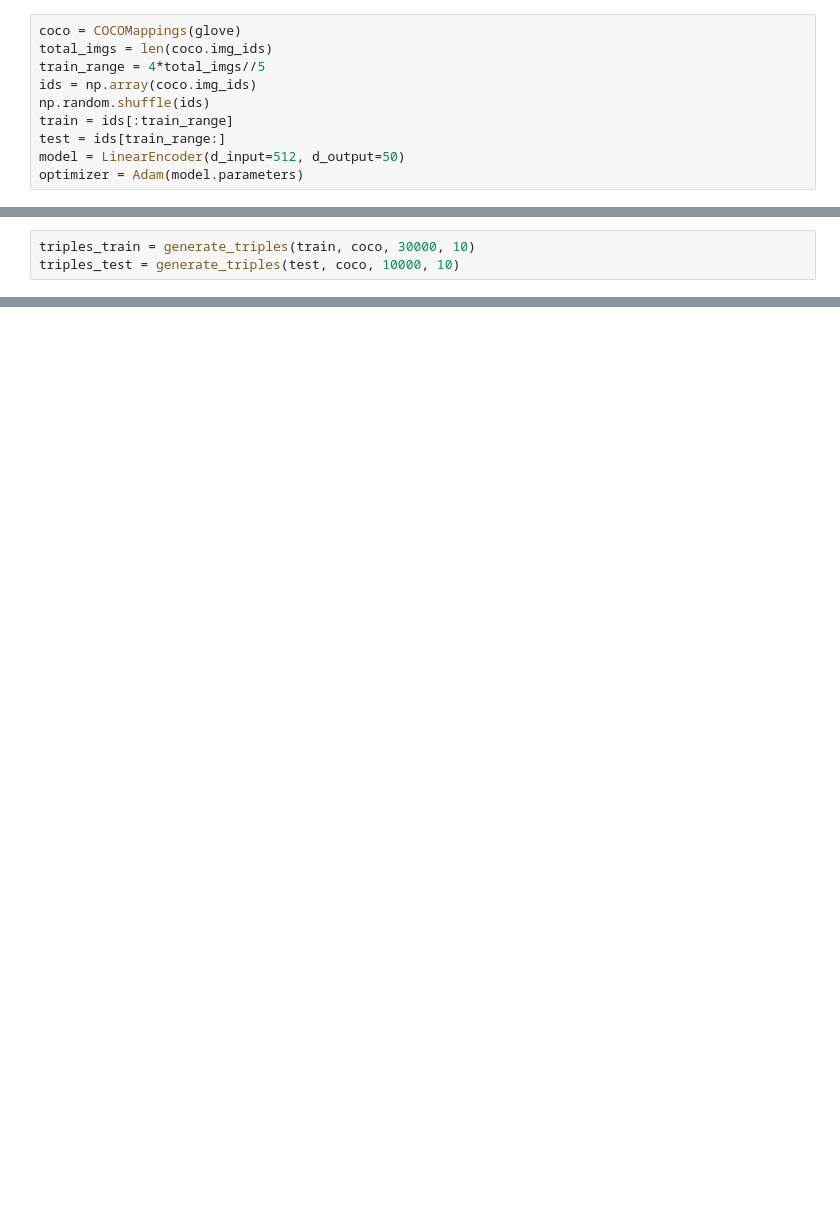
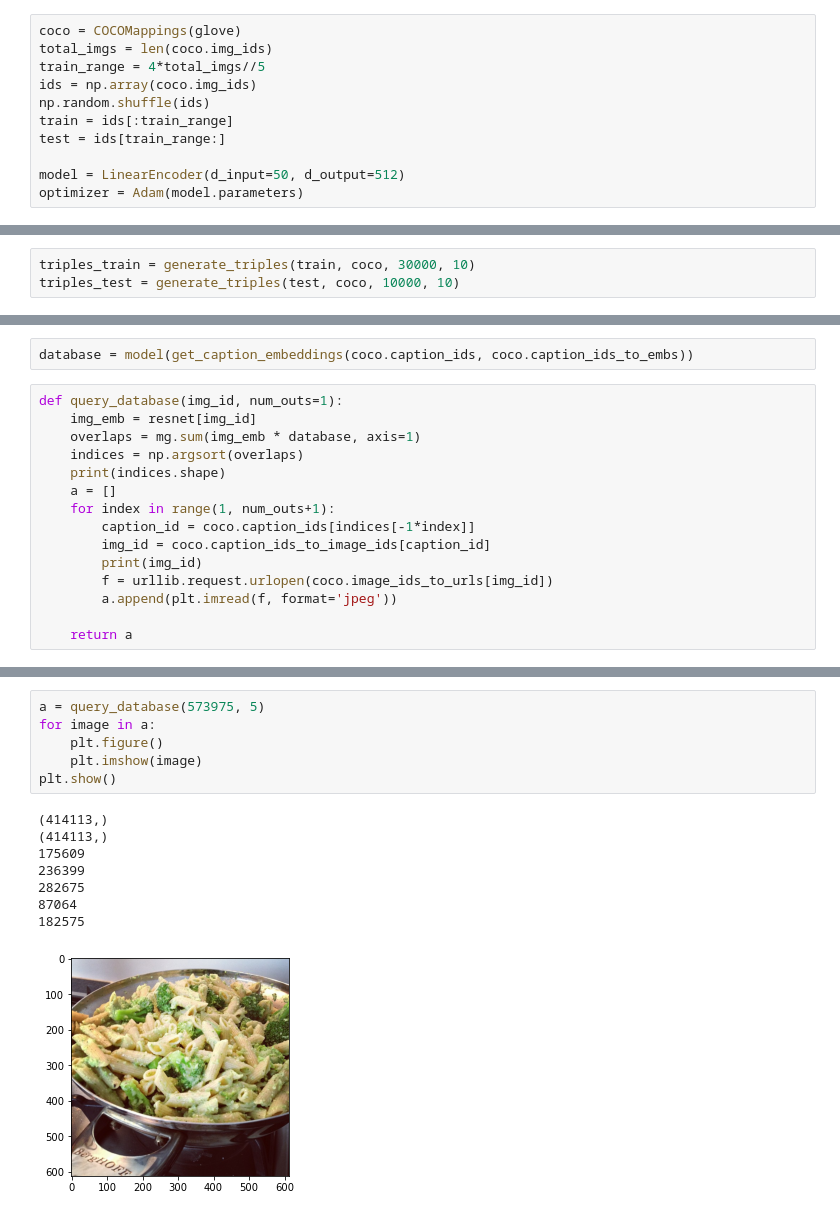
Before and after one commit to CogVegetables/ImageToImage, a Jupyter notebook: Master.ipynb, the cells around one changed output, grey strips where cells are left out. Saved outputs shown, nothing was run; the diff lists cells and outputs as text; blank space fills up the shorter version.

```diff
--- a/Master.ipynb
+++ b/Master.ipynb
@@ -280,7 +286,8 @@ ids = np.array(coco.img_ids)
 np.random.shuffle(ids)
 train = ids[:train_range]
 test = ids[train_range:]
-model = LinearEncoder(d_input=512, d_output=50)
+
+model = LinearEncoder(d_input=50, d_output=512)
 optimizer = Adam(model.parameters)
 # %%
 from noggin import create_plot
@@ -395,0 +389,17 @@ AttributeError: 'COCOMappings' object has no attribute 'parameters'
+# %%
+database = model(get_caption_embeddings(coco.caption_ids, coco.caption_ids_to_embs))
+# %%
+def query_database(img_id, num_outs=1):
+    img_emb = resnet[img_id]
+    overlaps = mg.sum(img_emb * database, axis=1)
+    indices = np.argsort(overlaps)
+    print(indices.shape)
+    a = []
+    for index in range(1, num_outs+1):
+        caption_id = coco.caption_ids[indices[-1*index]]
+        img_id = coco.caption_ids_to_image_ids[caption_id]
+        print(img_id)
+        f = urllib.request.urlopen(coco.image_ids_to_urls[img_id])
+        a.append(plt.imread(f, format='jpeg'))
+
+    return a
@@ -395,0 +413,15 @@ AttributeError: 'COCOMappings' object has no attribute 'parameters'
+# %%
+a = query_database(573975, 5)
+for image in a:
+    plt.figure()
+    plt.imshow(image)
+plt.show()
+# %% [output]
+(414113,)
+(414113,)
+175609
+236399
+282675
+87064
+182575
+[figure, added]
```
Also changed, not shown: parts of 14 cells of this notebook.
